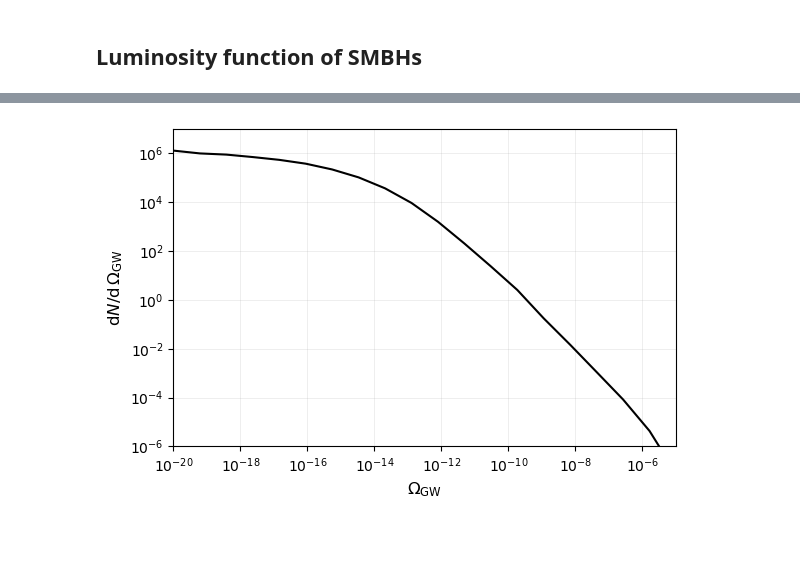
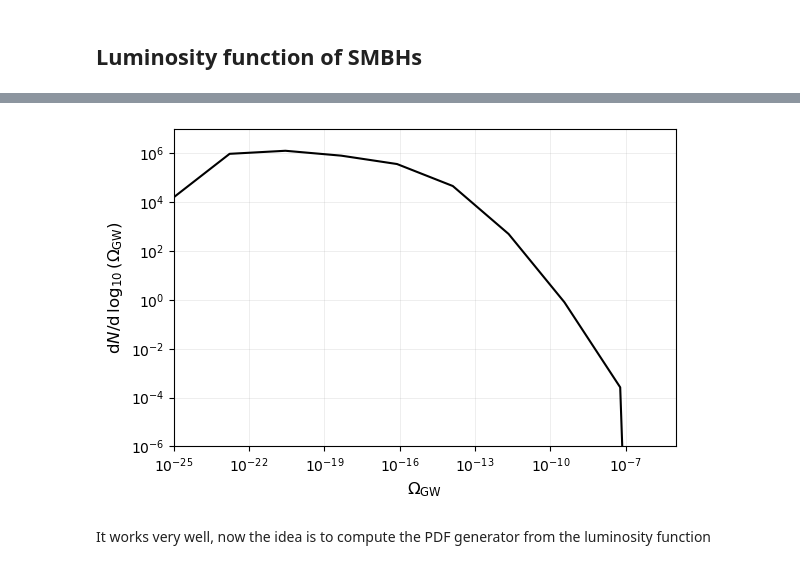
Before and after one commit to jurrutiaGW/SMBH_luminosity_function, a Jupyter notebook: SMBH_luminosity.ipynb, the cells around one changed output, grey strips where cells are left out. Saved outputs shown, nothing was run; the diff lists cells and outputs as text; code cells hidden in the pictures; blank space fills up the shorter version.

```diff
--- a/SMBH_luminosity.ipynb
+++ b/SMBH_luminosity.ipynb
@@ -59,7 +59,7 @@ keq = H(zeq)/(1+zeq)*kpc/c;
 
 # Distances
 logz_grid = np.arange(-6, 4.01, 0.01)
-z_vals = 10 ** z_grid
+z_vals = 10 ** logz_grid
 dc_points = []
 for z in z_vals:
     if z == 0:
@@ -439,0 +528,3 @@ def PlogOmegaScal(logOmega, f, pbh, fref, alpha, beta, a, b, sigma, n):
+# %%
+# Now you load the data and construct the interpolator
+Rastro_interp = load_Rastro_interpolator('Rastro_grid.npz')
@@ -476,21 +639,26 @@ RuntimeError: Tolerance of 1.1444091796875e-05 reached. Failed to converge after
+# %%
+yval1= [PlogOmegaScal_qmc(Rastro_interp, logOmega, 1e-9, 0.1, 15*10**-9, 5/8, 8/3, 2**10) for logOmega in np.linspace(-25, -5, 10)]
+xval1= [10**logOmega for logOmega in np.linspace(-25, -5, 10)]
 # %%
 plt.figure(figsize=(6, 4))
 # Plot with labels and custom styles
 plt.plot(xval1, yval1, color='black')
 # Set x-axis range
-plt.xlim(1e-20, 1e-5)  # min, max
+plt.xlim(1e-25, 1e-5)  # min, max
 # Set y-axis range
 plt.ylim(1e-6, 1e7)  # min, max
 # Log scales
 plt.xscale('log')
 plt.yscale('log')
 # Labels with optional LaTeX formatting
 plt.xlabel(r'$\Omega_{\rm GW}$', fontsize=12)
-plt.ylabel(r'${\rm d}N/{\rm d\,\Omega_{GW}}$', fontsize=12)  # Use r'' for LaTeX
+plt.ylabel(r'${\rm d}N/{\rm d\,\log_{10}\left(\Omega_{GW}\right)}$', fontsize=12)
 # Grid for both major and minor ticks
 plt.grid(True, alpha=0.3, which='both', linestyle='-', linewidth=0.5)
 # Legend with styling
 plt.tight_layout()
 plt.show()
 # %% [output]
-[figure, old version]
+[figure, new version]
+# %% [markdown]
+It works very well, now the idea is to compute the PDF generator from the luminosity function
```
Also changed, not shown: parts of 18 cells of this notebook, 3 other files.
